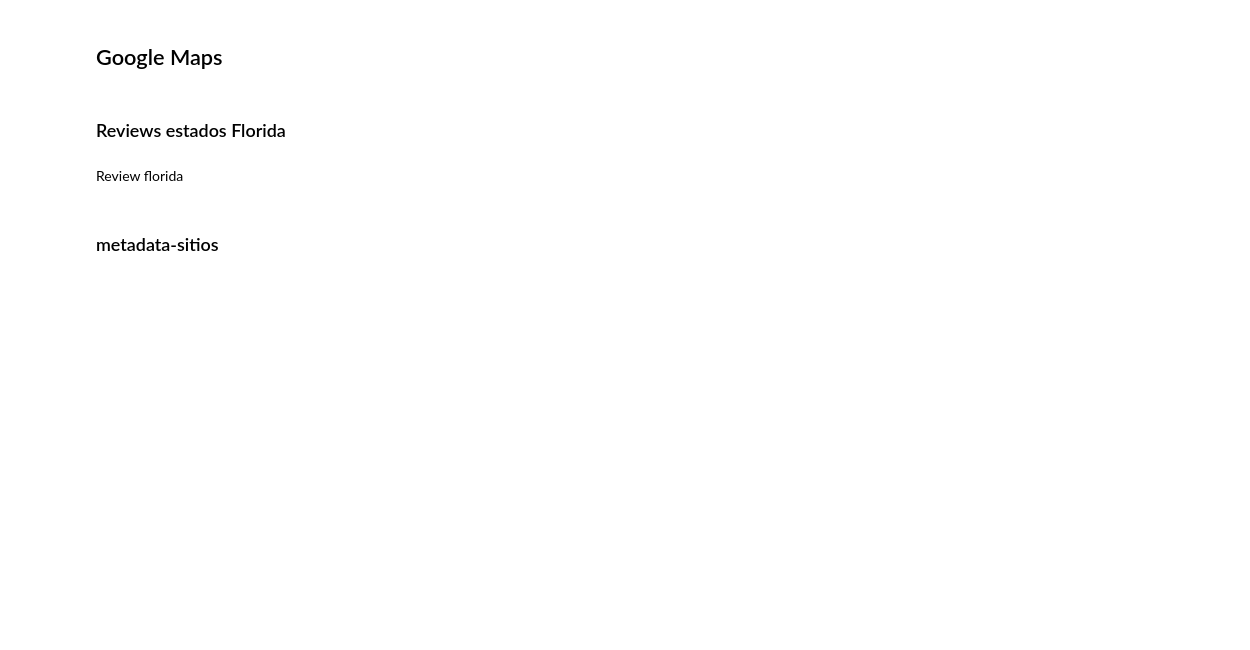
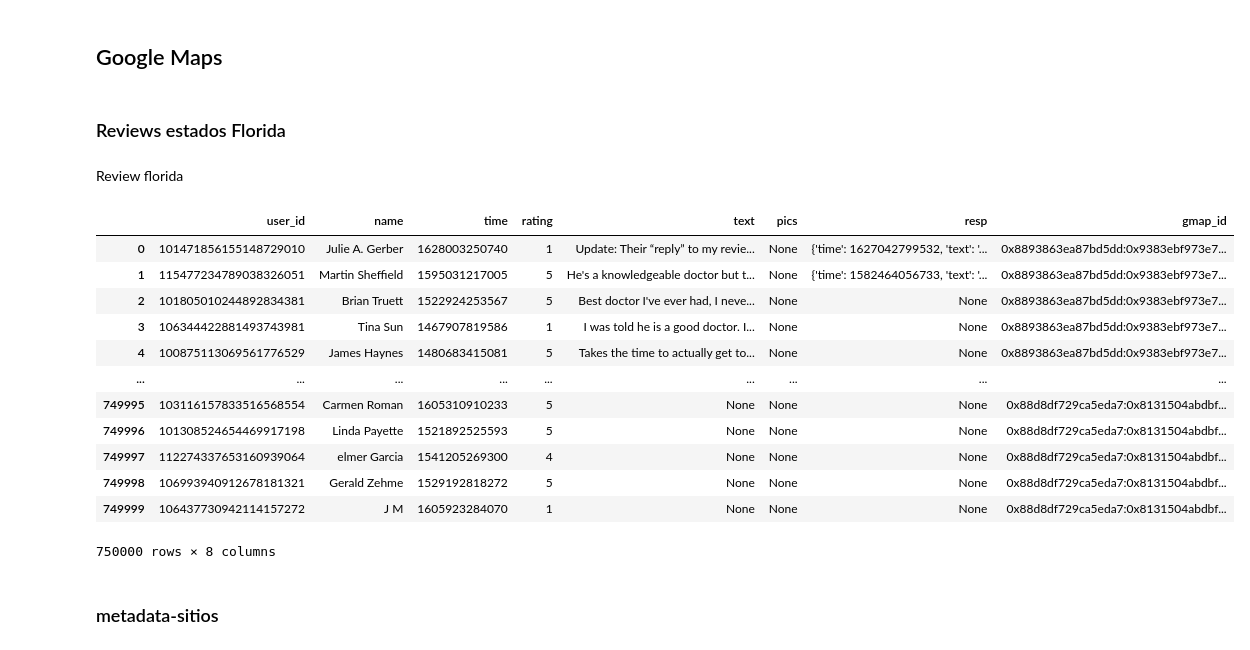
Before and after one commit to wanfer3434/mi-app-streamlit, a Jupyter notebook: ETL.ipynb, the cells around one changed output. Saved outputs shown, nothing was run; the diff lists cells and outputs as text; code cells hidden in the pictures; blank space fills up the shorter version.

```diff
--- a/ETL.ipynb
+++ b/ETL.ipynb
@@ -85,4 +121,20 @@ for archivo in glob.glob(ruta_archivos):
             datos.append(objeto)
 
 # Crear un DataFrame con todos los datos
-df_florida = pd.DataFrame(datos)
+reviews_florida = pd.DataFrame(datos)
+# %%
+reviews_florida
+# %% [output]
+|  | user_id | name | time | rating | text | pics | resp | gmap_id |
+| 0 | 101471856155148729010 | Julie A. Gerber | 1628003250740 | 1 | Update: Their “reply” to my revie... | None | {'time': 1627042799532, 'text': '... | 0x8893863ea87bd5dd:0x9383ebf973e7... |
+| 1 | 115477234789038326051 | Martin Sheffield | 1595031217005 | 5 | He's a knowledgeable doctor but t... | None | {'time': 1582464056733, 'text': '... | 0x8893863ea87bd5dd:0x9383ebf973e7... |
+| 2 | 101805010244892834381 | Brian Truett | 1522924253567 | 5 | Best doctor I've ever had, I neve... | None | None | 0x8893863ea87bd5dd:0x9383ebf973e7... |
+| 3 | 106344422881493743981 | Tina Sun | 1467907819586 | 1 | I was told he is a good doctor. I... | None | None | 0x8893863ea87bd5dd:0x9383ebf973e7... |
+| 4 | 100875113069561776529 | James Haynes | 1480683415081 | 5 | Takes the time to actually get to... | None | None | 0x8893863ea87bd5dd:0x9383ebf973e7... |
+| ... | ... | ... | ... | ... | ... | ... | ... | ... |
+| 749995 | 103116157833516568554 | Carmen Roman | 1605310910233 | 5 | None | None | None | 0x88d8df729ca5eda7:0x8131504abdbf... |
+| 749996 | 101308524654469917198 | Linda Payette | 1521892525593 | 5 | None | None | None | 0x88d8df729ca5eda7:0x8131504abdbf... |
+| 749997 | 112274337653160939064 | elmer Garcia | 1541205269300 | 4 | None | None | None | 0x88d8df729ca5eda7:0x8131504abdbf... |
+| 749998 | 106993940912678181321 | Gerald Zehme | 1529192818272 | 5 | None | None | None | 0x88d8df729ca5eda7:0x8131504abdbf... |
+| 749999 | 106437730942114157272 | J M | 1605923284070 | 1 | None | None | None | 0x88d8df729ca5eda7:0x8131504abdbf... |
+750000 rows × 8 columns
```
Also changed, not shown: parts of 23 cells of this notebook.
